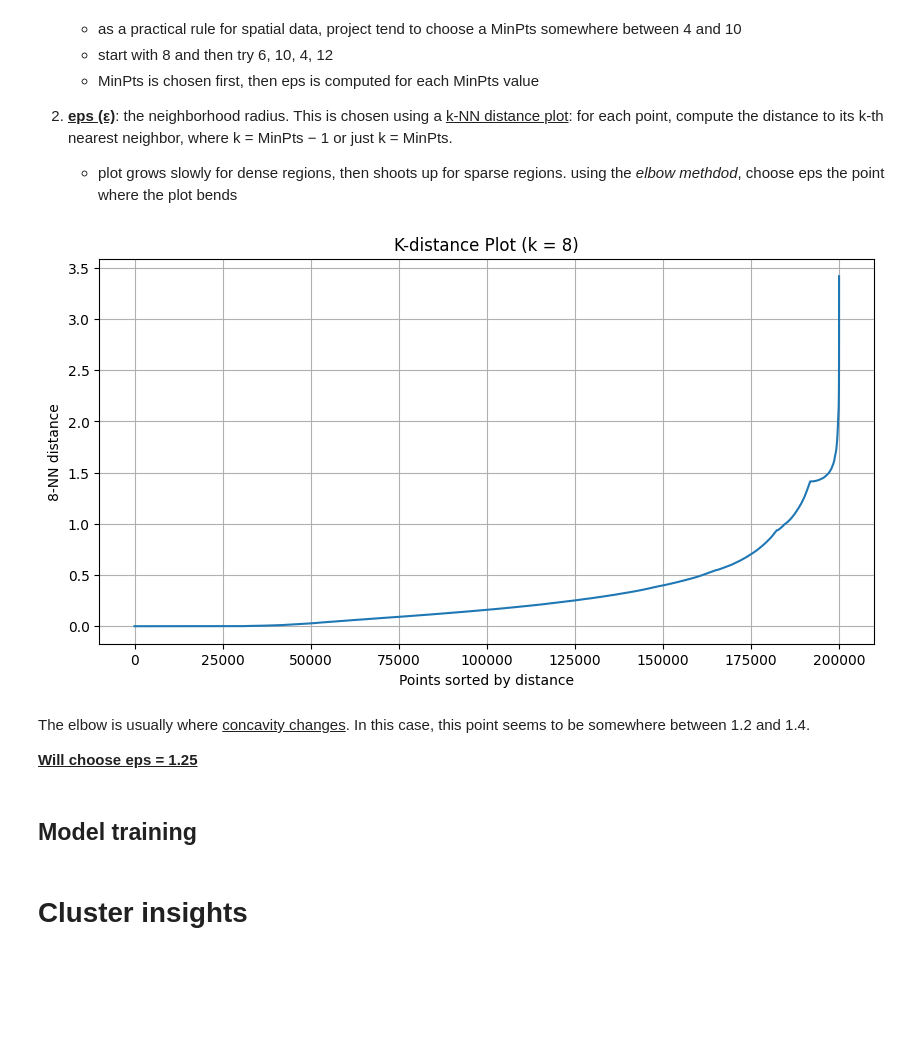
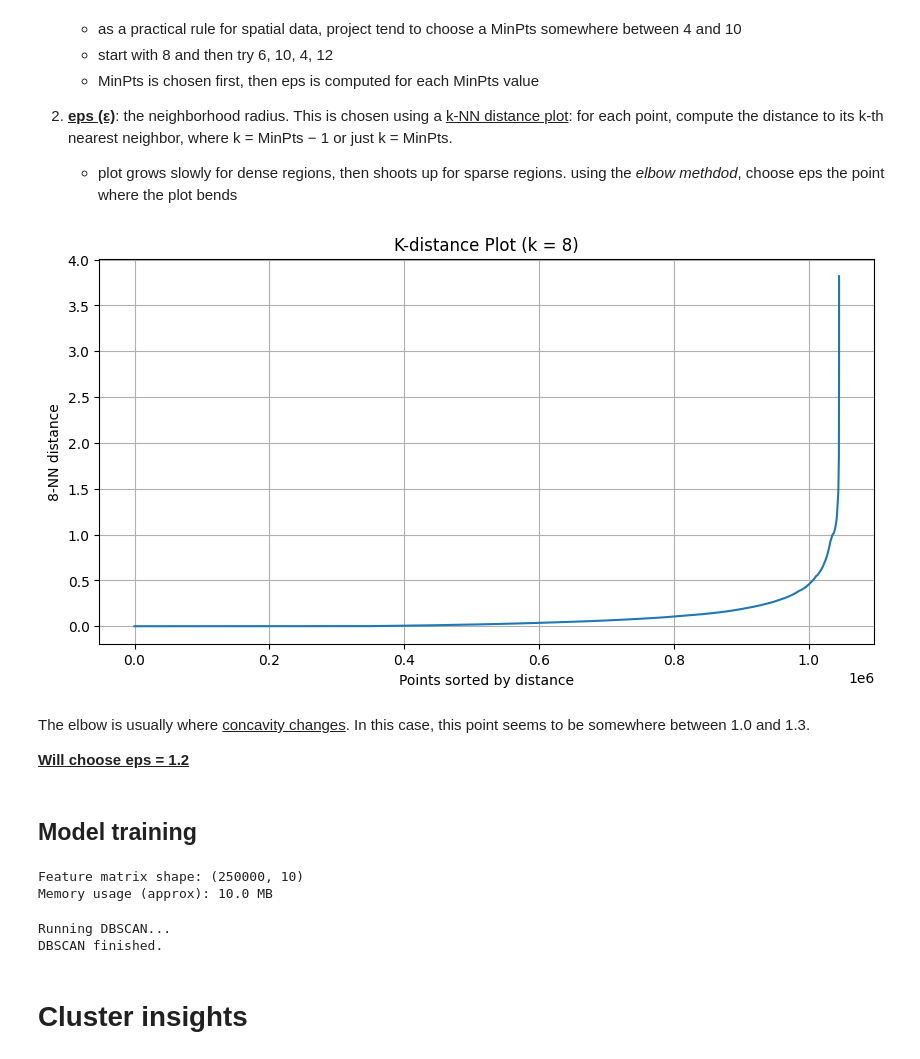
Before and after one commit to CoMa95/Armed-Conflict-Analytics, a Jupyter notebook: notebooks/03_modelling.ipynb, the cells around one changed output. Cells and saved outputs as stored; diff of their text form; code cells hidden in the pictures; blank space fills up the shorter version.

Commit message:
Train model. Obtain cluster labels.

```diff
--- a/notebooks/03_modelling.ipynb
+++ b/notebooks/03_modelling.ipynb
@@ -70,35 +73,71 @@ DBSCAN has exactly 2 hyperparameters:
 # %%
 # start with MinPts = 8
 min_samples = 8
 
 # set k accordingly
 k = min_samples
 
-# sample data for quicker computation during k-distance plot
-df_sample = df_input.sample(n=200000, random_state=42)
-
 # fit NearestNeighbors model
 neighbors = NearestNeighbors(n_neighbors=k)
-neighbors_fit = neighbors.fit(df_sample)
-distances, indices = neighbors_fit.kneighbors(df_sample)
+neighbors_fit = neighbors.fit(df_input)
+distances, indices = neighbors_fit.kneighbors(df_input)
 
 # k-distance = distance to the k-th nearest neighbor
 k_distances = np.sort(distances[:, k-1])
 
 # plot k-distance graph
 plt.figure(figsize=(10,5))
 plt.plot(k_distances)
 plt.title(f'K-distance Plot (k = {k})')
 plt.xlabel('Points sorted by distance')
 plt.ylabel(f'{k}-NN distance')
 plt.grid(True)
 plt.show()
 # %% [output]
-[figure, old version]
+[figure, new version]
 # %% [markdown]
-The elbow is usually where <ins>concavity changes</ins>. In this case, this point seems to be somewhere between 1.2 and 1.4.
+The elbow is usually where <ins>concavity changes</ins>. In this case, this point seems to be somewhere between 1.0 and 1.3.
 
-<ins>**Will choose eps = 1.25**</ins>
+<ins>**Will choose eps = 1.2**</ins>
 # %% [markdown]
 ## Model training
+# %%
+# additional steps to manage dataset size to prevent RAM overuse
+
+# use sample
+df_sample = df_input.sample(250_000, random_state=42)
+
+# convert to float32 for lower RAM footprint
+feature_cols = df_sample.columns.tolist()
+X = df_sample[feature_cols].astype(np.float32).values
+
+# print shape and memory usage
+print("Feature matrix shape:", X.shape)
+print("Memory usage (approx):", X.nbytes / 1e6, "MB")
+# %% [output]
+Feature matrix shape: (250000, 10)
+Memory usage (approx): 10.0 MB
+# %%
+# train model
+
+# set hyperparameters based on k-distance plot
+eps_value = 1.2
+min_samples = 8
+
+# use a
+print("\nRunning DBSCAN...")
+db = DBSCAN(
+    eps=eps_value,
+    min_samples=min_samples,
+    metric='euclidean',
+    algorithm='brute',   # best for high-dimensional big datasets
+    n_jobs=-1            # use all CPU cores (very effective on M2)
+)
+
+labels = db.fit_predict(X)
+
+print("DBSCAN finished.")
+# %% [output]
+Running DBSCAN...
+DBSCAN finished.
 # %%
```
Also changed, not shown: parts of 2 cells of this notebook, 2 other files.
